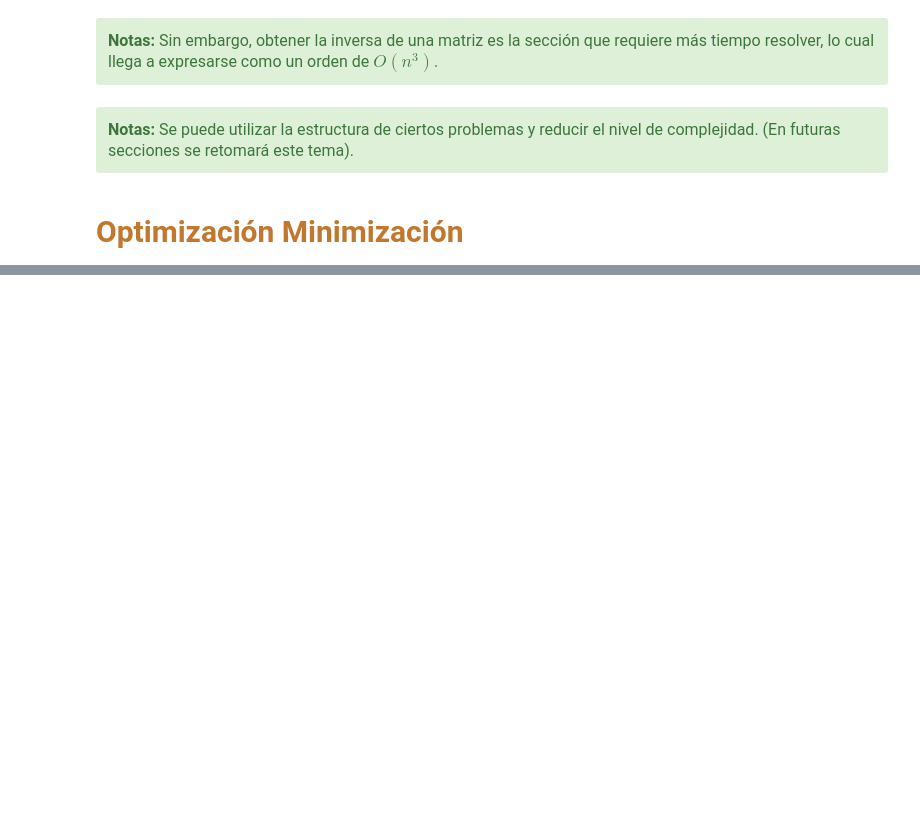
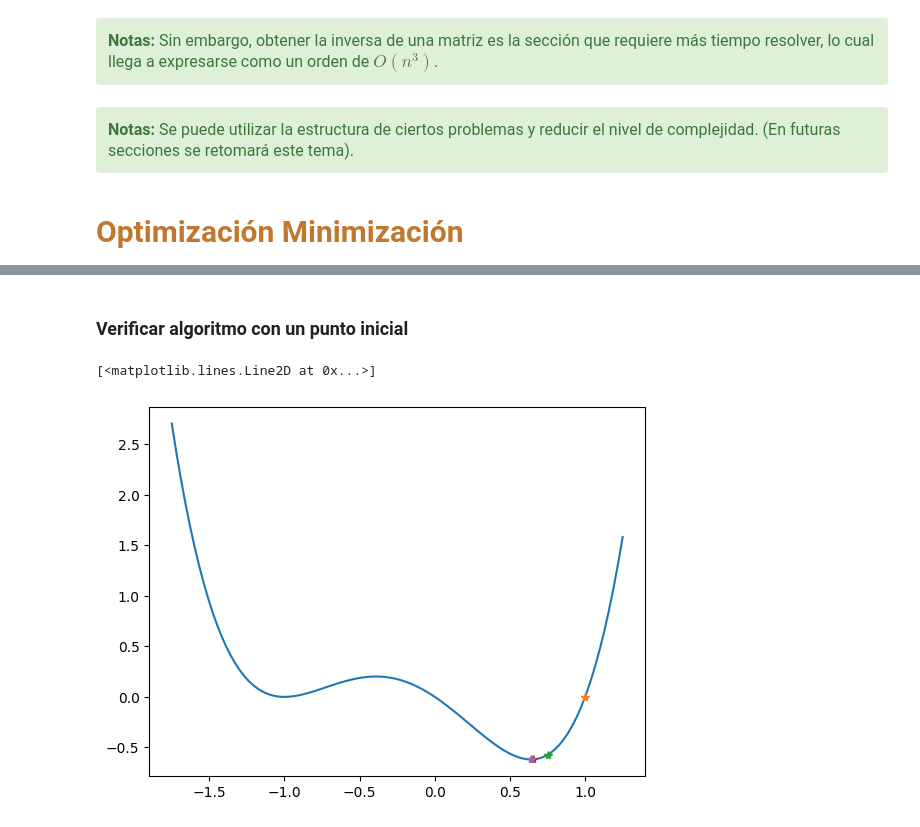
Before and after one commit to lfrecalde1/Optimization_Course, a Jupyter notebook: Optimization/Optimization.ipynb, the cells around one changed output, grey strips where cells are left out. Drawn from its saved outputs; the diff is of its cells as text; code cells hidden in the pictures; blank space fills up the shorter version.

Commit message:
Optimization Newton

```diff
--- a/Optimization/Optimization.ipynb
+++ b/Optimization/Optimization.ipynb
@@ -537,0 +683,9 @@ plot_results_methods(e1, e2)
+# %%
+def hessian_f_simple(x):
+    # Function to compute f(x)
+    # INPUT
+    # x                                                   - scalar variable x
+    # OUTPUT
+    # grad                                                 - residual
+    hess = 12*x**2 + 6*x - 2
+    return hess
@@ -537,0 +703,34 @@ plot_results_methods(e1, e2)
+# %%
+def newto_step(x0):
+    # Function to compute Newton step in order to find a minimum point
+    # x0                                         - initial guess
+    # xn                                         - new guess based on newton
+
+    delta_x = (1/hessian_f_simple(x0))*gradient_f_simple(x0)
+    xn  = x0 - delta_x
+    return xn
+# %% [markdown]
+### Verificar algoritmo con un punto inicial
+# %%
+xguess = 1.0
+fguess = f_simple(xguess)
+plt.plot(x_total, res_total)
+plt.plot(xguess,fguess, '*')
+
+# 1st iteration
+xguess = newto_step(xguess)
+fguess = f_simple(xguess)
+plt.plot(xguess,fguess, '*')
+
+# 2nd Iteration
+xguess = newto_step(xguess)
+fguess = f_simple(xguess)
+plt.plot(xguess,fguess, '*')
+
+# 3rd Iteration
+xguess = newto_step(xguess)
+fguess = f_simple(xguess)
+plt.plot(xguess,fguess, '*')
+# %% [output]
+[<matplotlib.lines.Line2D at 0x...>]
+[figure, added]
```
Also changed, not shown: parts of 37 cells of this notebook, 1 other file.
